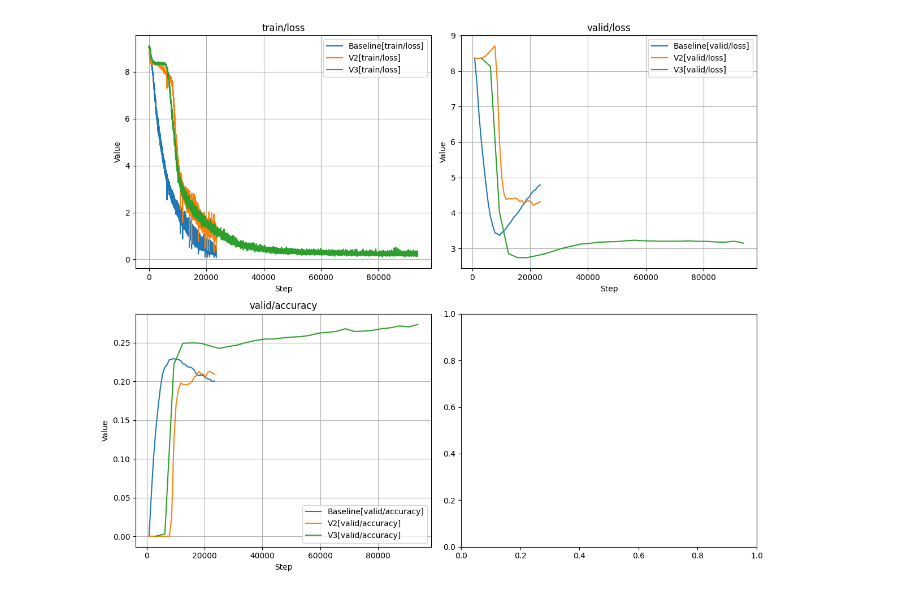
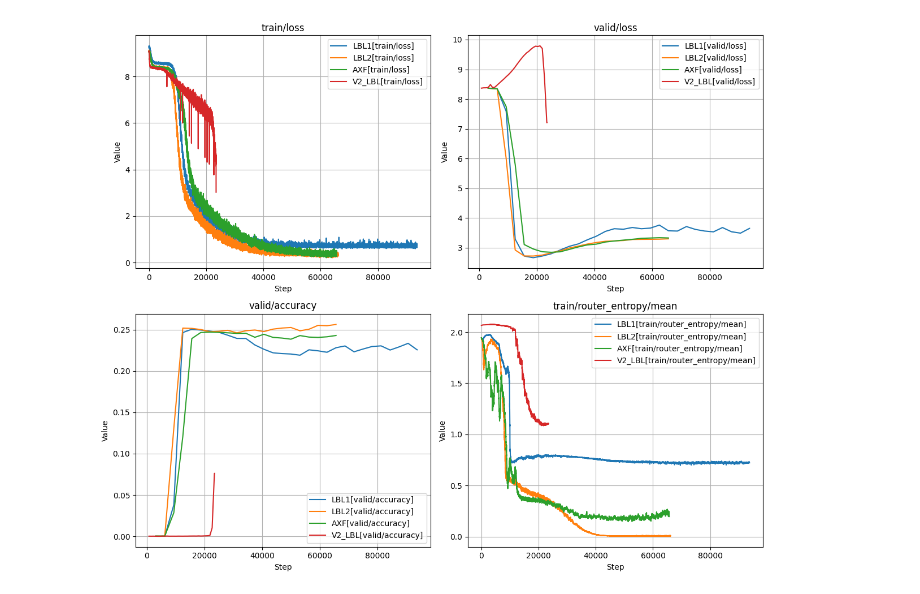
Before and after one commit to lpetrov02/S-FOURntastic, a Jupyter notebook: view_logs.ipynb, the cells around one changed output. Saved outputs shown, nothing was run; the diff lists cells and outputs as text; code cells hidden in the pictures.

```diff
--- a/view_logs.ipynb
+++ b/view_logs.ipynb
@@ -25,13 +25,14 @@ def plot_metrics(paths, keys=["train/loss"], align_steps=False):
         for name, ea in eas.items():
             scalars = ea.Scalars("train/loss")
             steps = [x.step for x in scalars]
-            step_coefs[name] = len(steps)
+            step_coefs[name] = max(steps)
         for name in step_coefs:
             step_coefs[name] = max(step_coefs.values()) / step_coefs[name]
+        print(step_coefs)
 
     for i, key in enumerate(keys):
-        try:
-            for name, ea in eas.items():
+        for name, ea in eas.items():
+            try:
                 scalars = ea.Scalars(key)
                 steps = [x.step * step_coefs.get(name, 1.) for x in scalars]
                 values = [x.value for x in scalars]
@@ -42,8 +43,8 @@ def plot_metrics(paths, keys=["train/loss"], align_steps=False):
                 axes[i].set_title(key)
                 axes[i].legend()
                 axes[i].grid(True)
-        except Exception:
-            pass
+            except Exception:
+                pass
 
     # Скрываем лишние ячейки, если ключей нечётное количество
     for j in range(i + 1, len(axes)):
@@ -54,18 +75,13 @@ def plot_metrics(paths, keys=["train/loss"], align_steps=False):
 # %%
 plot_metrics(
-    # {
-    #     "Mamba32": "/home/needpetrov/projects/zoology/runs/Mamba_2_layers__lr_0.0003__difficulty_32/default/events.out.tfevents.1777909991.butch.38525.0",
-    #     "Mamba64": "/home/needpetrov/projects/zoology/runs/Mamba_2_layers__lr_0.0003__difficulty_64/default/events.out.tfevents.1777915111.butch.65246.0",
-    #     "Attn32": "/home/needpetrov/projects/zoology/runs/MHA_h4_2_layers__lr_0.0003__difficulty_32/default/events.out.tfevents.1777915105.butch.65084.0",
-    #     "Attn64": "/home/needpetrov/projects/zoology/runs/MHA_h4_2_layers__lr_0.0003__difficulty_64/default/events.out.tfevents.1777909986.butch.38386.0",
-    # },
     {
-        "Baseline": "/home/needpetrov/projects/zoology/runs/S4D_2_layers__lr_0.0003__difficulty_4/default/events.out.tfevents.1778045289.butch.616956.0",
-        "V2": "/home/needpetrov/projects/zoology/runs/Due_S4D_8_2_layers__lr_0.0003__difficulty_4/default/events.out.tfevents.1778102570.butch.1610633.0",
-        "V3": "/home/needpetrov/projects/zoology/runs/Tre_MoE_S4D_8A2_2_layers__lr_0.0003__difficulty_4/default/events.out.tfevents.1778102680.butch.1611435.0",
+        "LBL1": "/home/needpetrov/projects/zoology/runs/TreLBL_MoE_S4D_8A2_2_layers__lr_0.0003__difficulty_4/default/events.out.tfevents.1778180185.butch.1933353.0",
+        "LBL2": "/home/needpetrov/projects/zoology/runs/TreLBL_MoE_S4D_8A2_2_layers__lr_0.0003__difficulty_4/default/events.out.tfevents.1778165393.butch.1844817.0",
+        "AXF": "/home/needpetrov/projects/zoology/runs/TreAXF_MoE_S4D_8A2_2_layers__lr_0.0003__difficulty_4/default/events.out.tfevents.1778165518.butch.1846013.0",
+        "V2_LBL": "/home/needpetrov/projects/zoology/runs/DueLBL_S4D_8_2_layers__lr_0.0003__difficulty_4/default/events.out.tfevents.1778182280.butch.923205.0"
     },
     keys=["train/loss", "valid/loss", "valid/accuracy", "train/router_entropy/mean"],
-    align_steps=True,
+    align_steps=False,
 )
 # %% [output]
-[figure, old version]
+[figure, new version]
```
Also changed, not shown: parts of 8 cells of this notebook, 43 other files.
